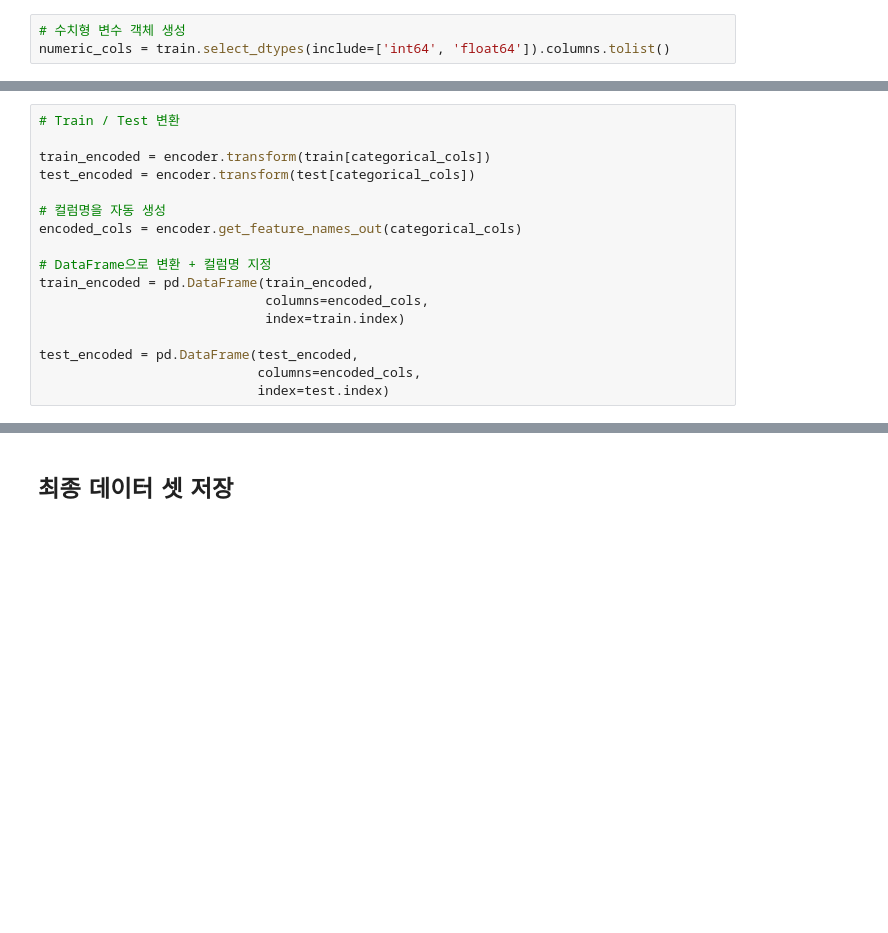
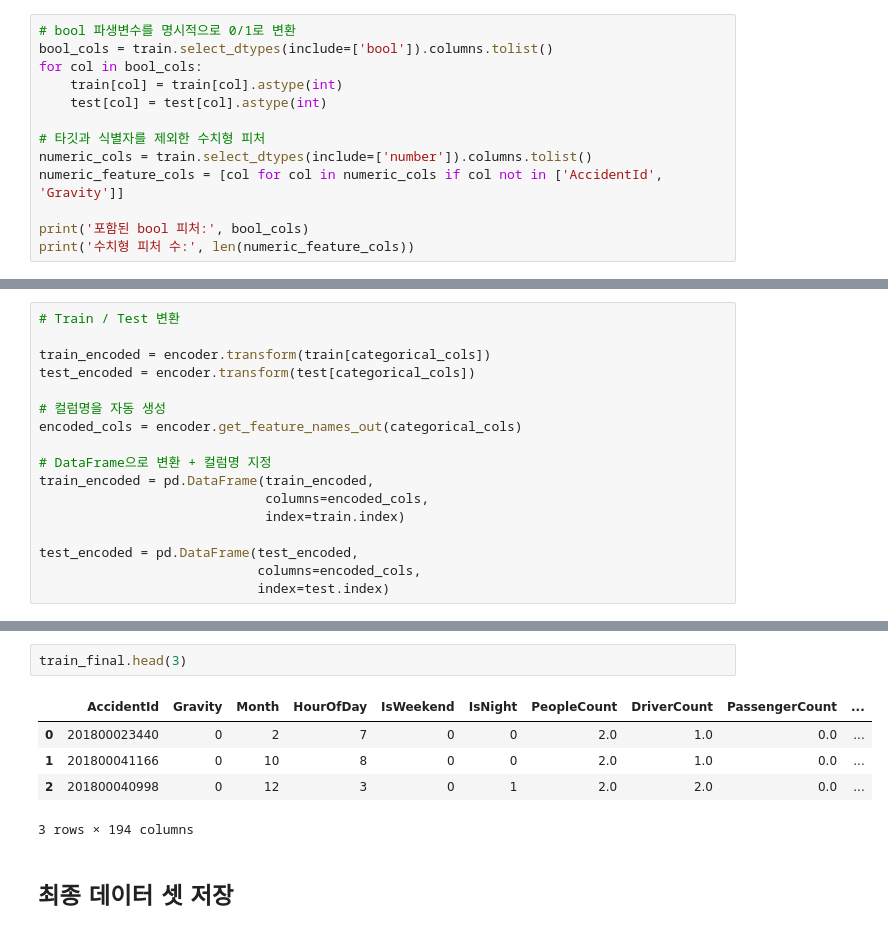
Before and after one commit to songNene/portfolio, a Jupyter notebook: RoadSense/03_RoadSense_Feature_Engineering.ipynb, the cells around one changed output, grey strips where cells are left out. Cells and saved outputs as stored; diff of their text form; blank space fills up the shorter version.

```diff
--- a/RoadSense/03_RoadSense_Feature_Engineering.ipynb
+++ b/RoadSense/03_RoadSense_Feature_Engineering.ipynb
@@ -662,5 +701,15 @@ categorical_cols
  'Localization',
  'SchoolNear']
 # %%
-# 수치형 변수 객체 생성
-numeric_cols = train.select_dtypes(include=['int64', 'float64']).columns.tolist()
+# bool 파생변수를 명시적으로 0/1로 변환
+bool_cols = train.select_dtypes(include=['bool']).columns.tolist()
+for col in bool_cols:
+    train[col] = train[col].astype(int)
+    test[col] = test[col].astype(int)
+
+# 타깃과 식별자를 제외한 수치형 피처
+numeric_cols = train.select_dtypes(include=['number']).columns.tolist()
+numeric_feature_cols = [col for col in numeric_cols if col not in ['AccidentId', 'Gravity']]
+
+print('포함된 bool 피처:', bool_cols)
+print('수치형 피처 수:', len(numeric_feature_cols))
@@ -697,3 +817,11 @@ test_final = pd.concat([test[numeric_cols], test_encoded],axis=1)
+# %%
+train_final.head(3)
+# %% [output]
+|  | AccidentId | Gravity | Month | HourOfDay | IsWeekend | IsNight | PeopleCount | DriverCount | PassengerCount | ... |
+| 0 | 201800023440 | 0 | 2 | 7 | 0 | 0 | 2.0 | 1.0 | 0.0 | ... |
+| 1 | 201800041166 | 0 | 10 | 8 | 0 | 0 | 2.0 | 1.0 | 0.0 | ... |
+| 2 | 201800040998 | 0 | 12 | 3 | 0 | 1 | 2.0 | 2.0 | 0.0 | ... |
+3 rows × 194 columns
 # %% [markdown]
 ## 최종 데이터 셋 저장
 # %%
```
Also changed, not shown: parts of 19 cells of this notebook, 3 other files.
